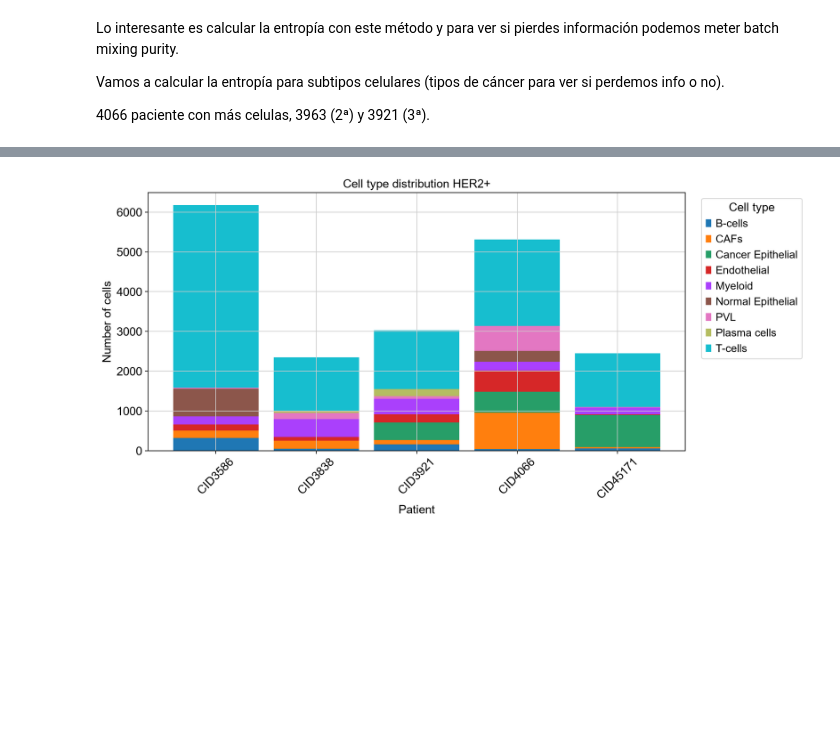
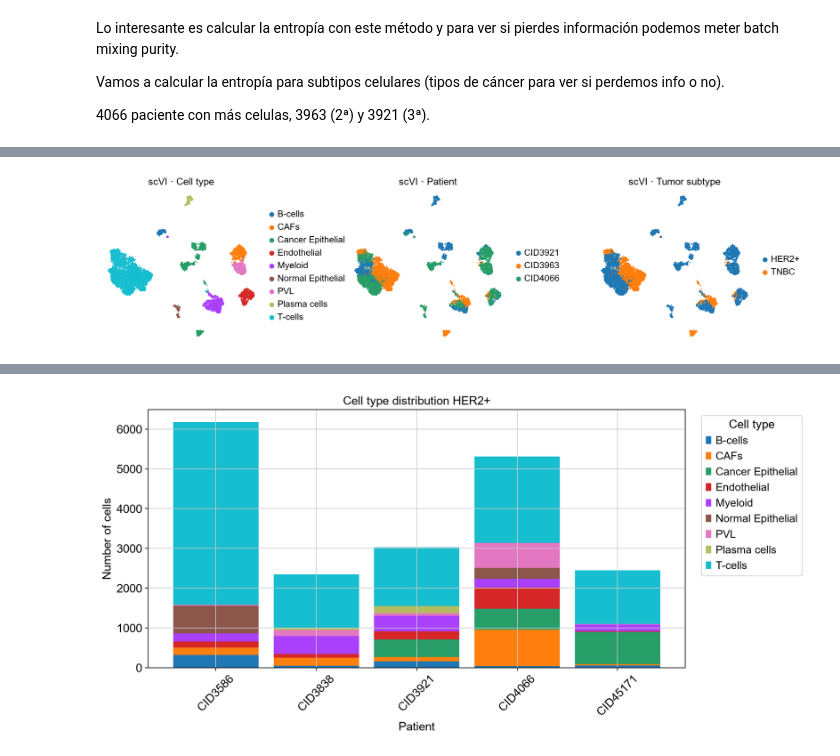
Before and after one commit to alvarodca/DeepGen-Oncology, a Jupyter notebook: Exploratory Notebooks/LDVAE_implementation/scvi_notebook.ipynb, the cells around one changed output, grey strips where cells are left out. Saved outputs shown, nothing was run; the diff lists cells and outputs as text; code cells hidden in the pictures; blank space fills up the shorter version.

```diff
--- a/Exploratory Notebooks/LDVAE_implementation/scvi_notebook.ipynb
+++ b/Exploratory Notebooks/LDVAE_implementation/scvi_notebook.ipynb
@@ -1452,0 +1337,13 @@ A ver cómo es capaz de separar por paciente.
+# %%
+n_latent = 40 # Ver si cambiar este número afecta a nuestros análisis
+gene_likelihood = "nb"
+path = MODELS_DIR / "batch12_nb_balanced"
+
+# Configurar scVI usando directamente adata.X
+scvi.model.SCVI.setup_anndata(adata_batch12_balanced)
+# Crear modelo
+model_batch12_balanced = scvi.model.SCVI(adata_batch12_balanced,n_latent=n_latent, gene_likelihood=gene_likelihood)
+# Entrenar
+model_batch12_balanced.train(max_epochs=None, early_stopping=True)
+
+model_batch12_balanced.save(path, overwrite=True)
@@ -1452,0 +1357,26 @@ A ver cómo es capaz de separar por paciente.
+# %%
+# Obtener espacio latente
+adata_batch12_balanced.obsm["X_scVI_batch16"] = (model_batch12_balanced.get_latent_representation())
+
+sc.pp.neighbors(
+    adata_batch12_balanced,
+    use_rep="X_scVI_batch16",
+    n_neighbors=30
+)
+
+sc.tl.umap(adata_batch12_balanced)
+
+
+sc.pl.umap(
+    adata_batch12_balanced,
+    color=["celltype", "patient", "subtype"],
+    wspace=0.4,
+    frameon=False,
+    title=[
+        "scVI · Cell type",
+        "scVI · Patient",
+        "scVI · Tumor subtype"
+    ]
+)
+# %% [output]
+[figure, added]
```
Also changed, not shown: parts of 81 cells of this notebook, 4 other files.
